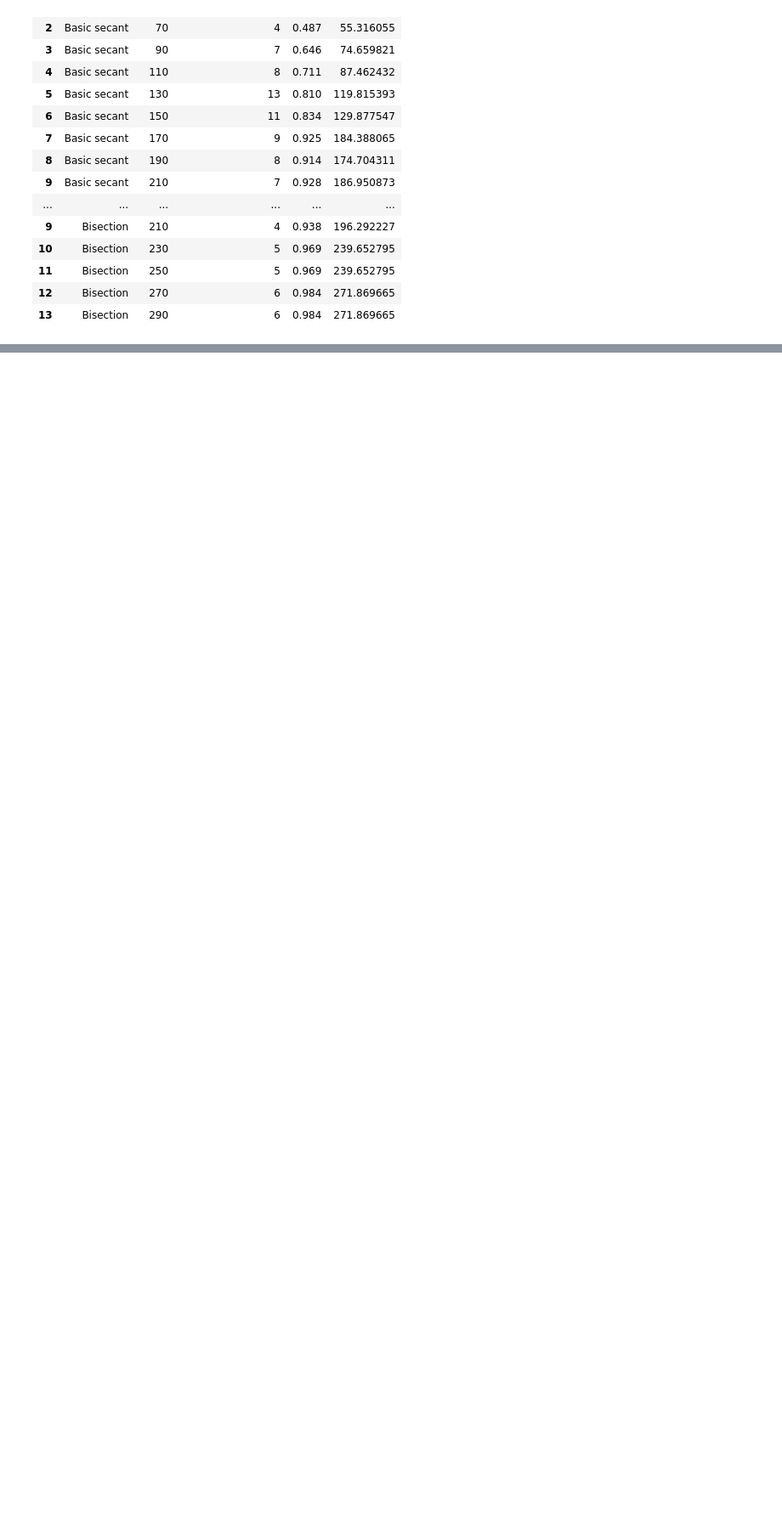
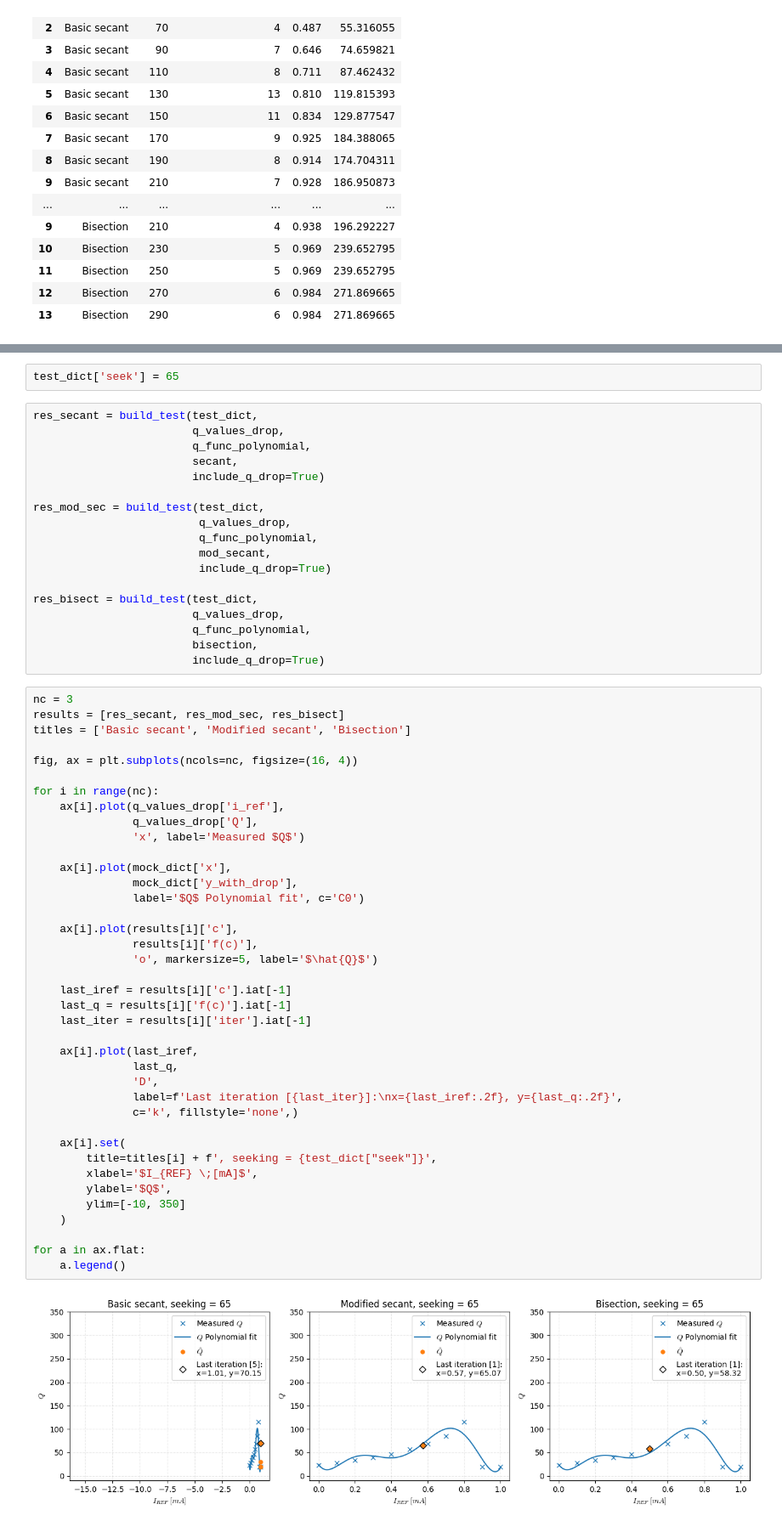
Before and after one commit to pesadaum/tcc, a Jupyter notebook: prototype/main.ipynb, the cells around one changed output, grey strips where cells are left out. Shown at 85% size. Saved outputs shown, nothing was run; the diff lists cells and outputs as text; blank space fills up the shorter version.

```diff
--- a/prototype/main.ipynb
+++ b/prototype/main.ipynb
@@ -388,0 +284,61 @@ KeyError: 'x_next'
+# %%
+test_dict['seek'] = 65
+# %%
+res_secant = build_test(test_dict,
+                        q_values_drop,
+                        q_func_polynomial,
+                        secant,
+                        include_q_drop=True)
+
+res_mod_sec = build_test(test_dict,
+                         q_values_drop,
+                         q_func_polynomial,
+                         mod_secant,
+                         include_q_drop=True)
+
+res_bisect = build_test(test_dict,
+                        q_values_drop,
+                        q_func_polynomial,
+                        bisection,
+                        include_q_drop=True)
+# %%
+nc = 3
+results = [res_secant, res_mod_sec, res_bisect]
+titles = ['Basic secant', 'Modified secant', 'Bisection']
+
+fig, ax = plt.subplots(ncols=nc, figsize=(16, 4))
+
+for i in range(nc):
+    ax[i].plot(q_values_drop['i_ref'],
+               q_values_drop['Q'],
+               'x', label='Measured $Q$')
+
+    ax[i].plot(mock_dict['x'],
+               mock_dict['y_with_drop'],
+               label='$Q$ Polynomial fit', c='C0')
+
+    ax[i].plot(results[i]['c'],
+               results[i]['f(c)'],
+               'o', markersize=5, label='$\hat{Q}$')
+
+    last_iref = results[i]['c'].iat[-1]
+    last_q = results[i]['f(c)'].iat[-1]
+    last_iter = results[i]['iter'].iat[-1]
+
+    ax[i].plot(last_iref,
+               last_q,
+               'D',
+               label=f'Last iteration [{last_iter}]:\nx={last_iref:.2f}, y={last_q:.2f}',
+               c='k', fillstyle='none',)
+
+    ax[i].set(
+        title=titles[i] + f', seeking = {test_dict["seek"]}',
+        xlabel='$I_{REF} \;[mA]$',
+        ylabel='$Q$',
+        ylim=[-10, 350]
+    )
+
+for a in ax.flat:
+    a.legend()
+# %% [output]
+[figure, added]
```
Also changed, not shown: parts of 22 cells of this notebook, 1 other file.
